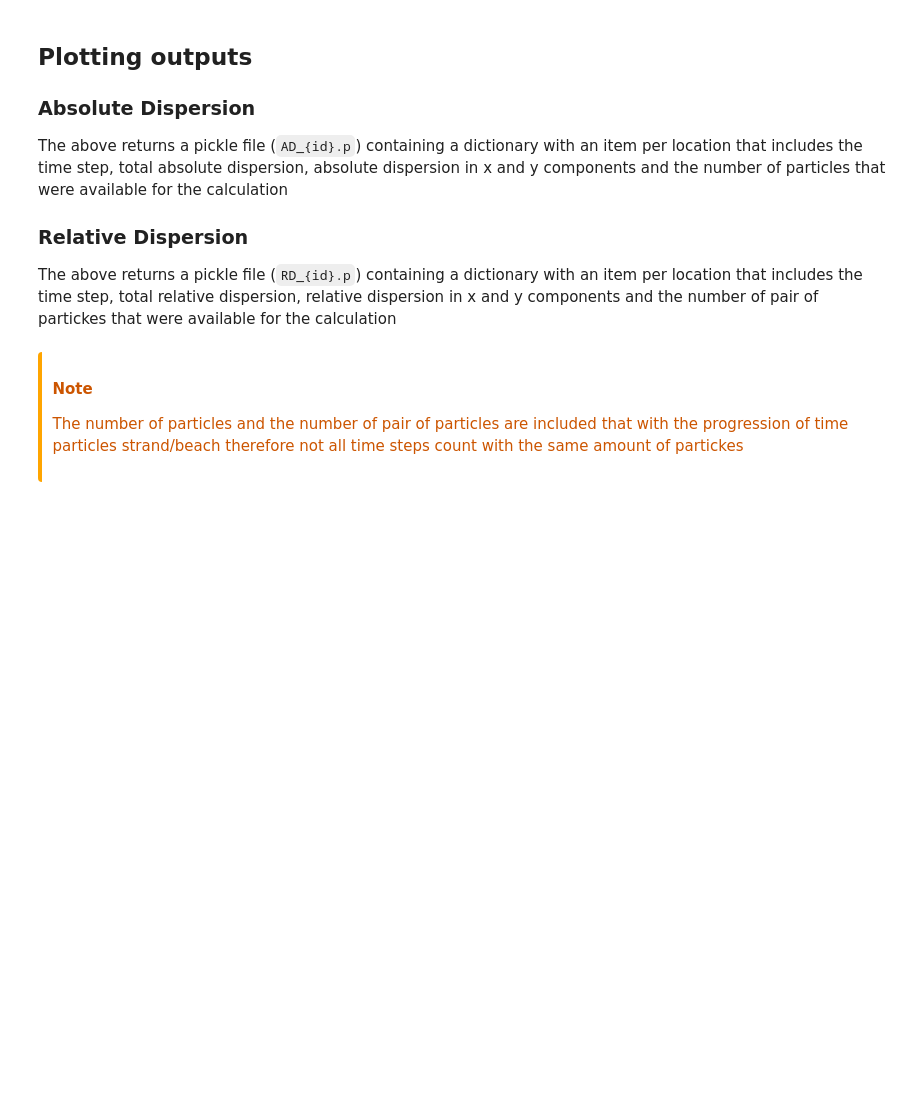
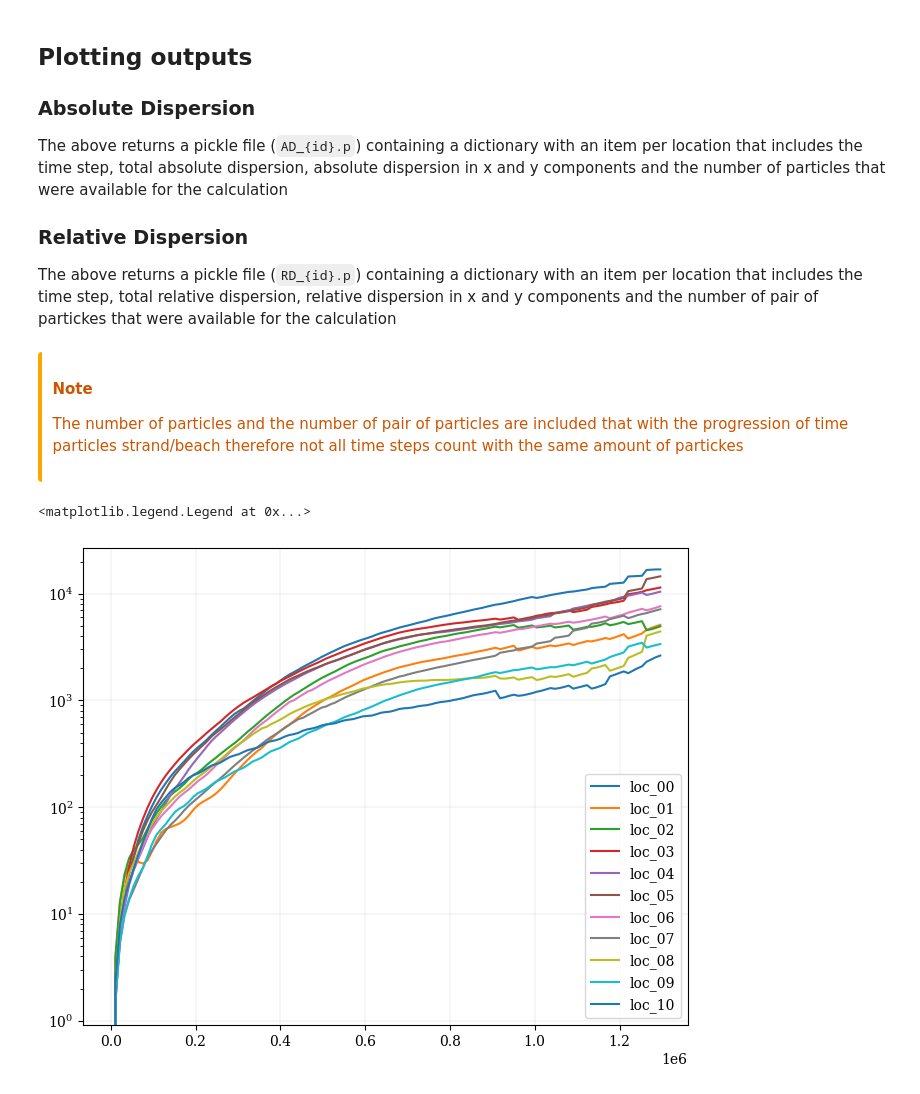
Before and after one commit to MireyaMMO/Lagrangian_Analyses, a Jupyter notebook: notebooks/04_dispersion_statistics.ipynb, the cells around one changed output. Cells and saved outputs as stored; diff of their text form; code cells hidden in the pictures; blank space fills up the shorter version.

```diff
--- a/notebooks/04_dispersion_statistics.ipynb
+++ b/notebooks/04_dispersion_statistics.ipynb
@@ -82,24 +285,27 @@ The number of particles and the number of pair of particles are included that wi
 # %%
 import pickle
 from Lagrangian_Analyses.utils import *
 import matplotlib.pyplot as plt
 import matplotlib as mpl
 
 plt.rcParams["font.family"] = "DeJavu Serif"
 plt.rcParams["font.serif"] = ["Times New Roman"]
 
 abs_dispersion_dict = pickle.load(open(f"{outdir}/AD_{id}.p", "rb"))
 
 fig = plt.figure(figsize=(7.8, 6.2))
 ax = fig.add_subplot(1, 1, 1)
 
 for location, items in abs_dispersion_dict.items():
-    x = items[0]["time_step"]
-    y = items[1]["AD_t"]
+    x = items["time_step"]
+    y = items["AD_t"]
     ax.plot(x, y, label=location)
 
 # ax.set_ylabel("Particles Settled")
 # ax.set_xlabel("Distance from release")
 ax.set_yscale("log")
 ax.grid(axis="both", which="major", color="k", linestyle="-", linewidth=0.05)
 ax.legend()
+# %% [output]
+<matplotlib.legend.Legend at 0x...>
+[figure, added]
```
Also changed, not shown: parts of 5 cells of this notebook.
